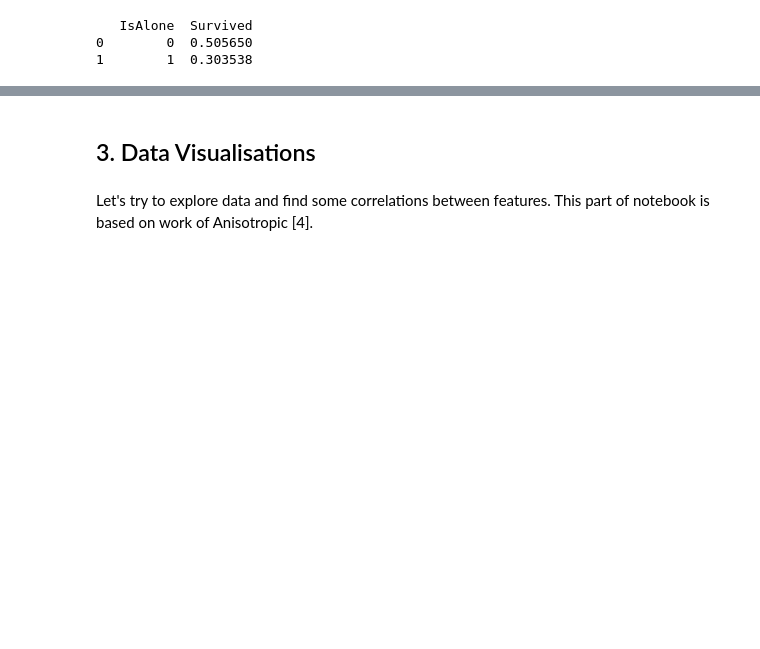
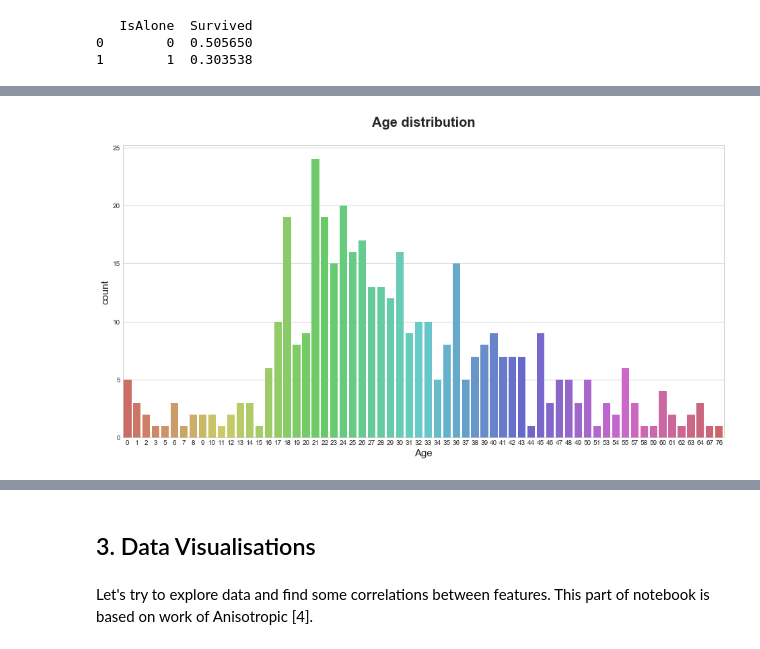
Before and after one commit to SkalskiP/ILearnMachineLearning.py, a Jupyter notebook: 0_Kaggle_projects/Predicting_survival_on_the_Titanic.ipynb, the cells around one changed output, grey strips where cells are left out. Saved outputs shown, nothing was run; the diff lists cells and outputs as text; code cells hidden in the pictures; blank space fills up the shorter version.

Commit message:
Titanic data cleaning made

```diff
--- a/0_Kaggle_projects/Predicting_survival_on_the_Titanic.ipynb
+++ b/0_Kaggle_projects/Predicting_survival_on_the_Titanic.ipynb
@@ -249,0 +444,10 @@ print (dataset_train[['CategoricalAge', 'Survived']].groupby(['CategoricalAge'],
+# %%
+plt.figure(figsize=(16,8))
+sns.set_style("whitegrid")
+plt.title('Age distribution', fontsize=20, fontweight='bold', y=1.05,)
+plt.xlabel('Number of people', fontsize=15)
+plt.ylabel('Age', fontsize=15)
+sns.countplot(x="Age", data=dataset_test, palette="hls");
+plt.show()
+# %% [output]
+[figure, added]
```
Also changed, not shown: parts of 30 cells of this notebook.
